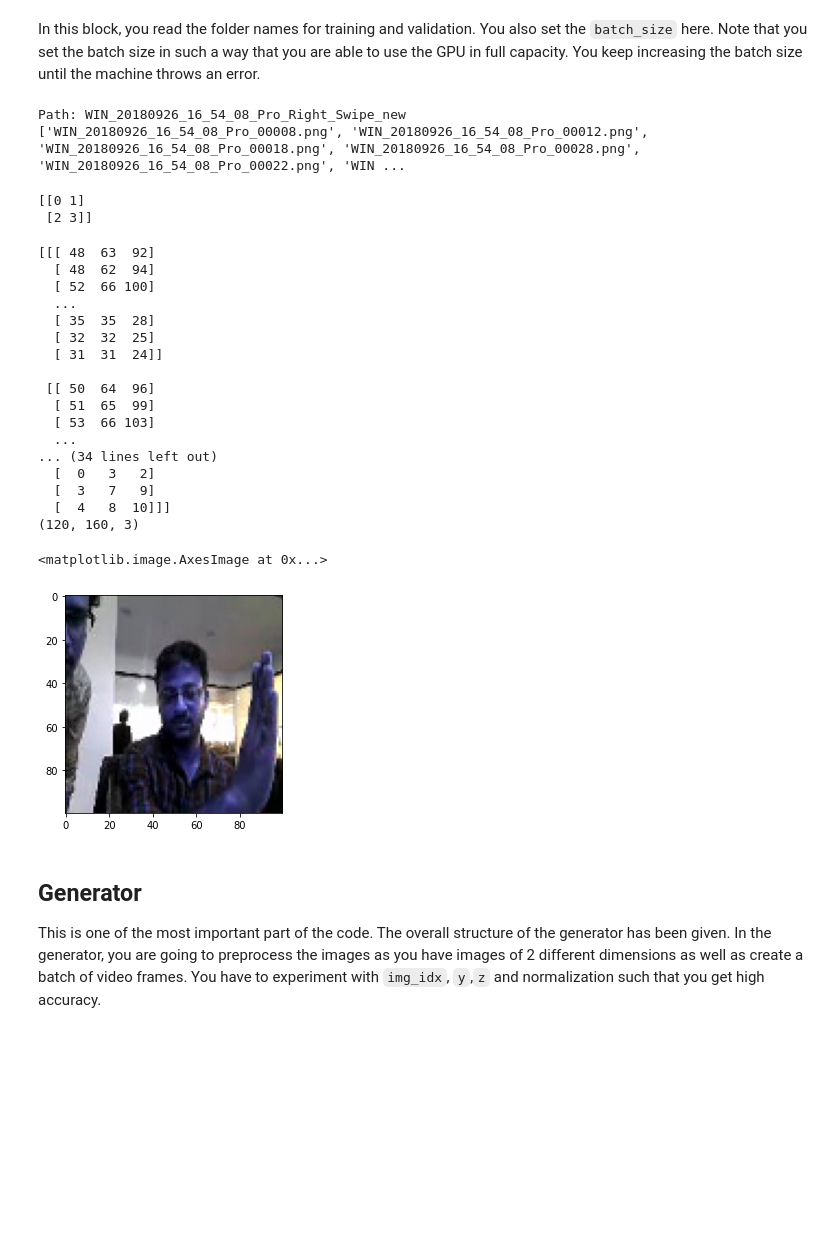
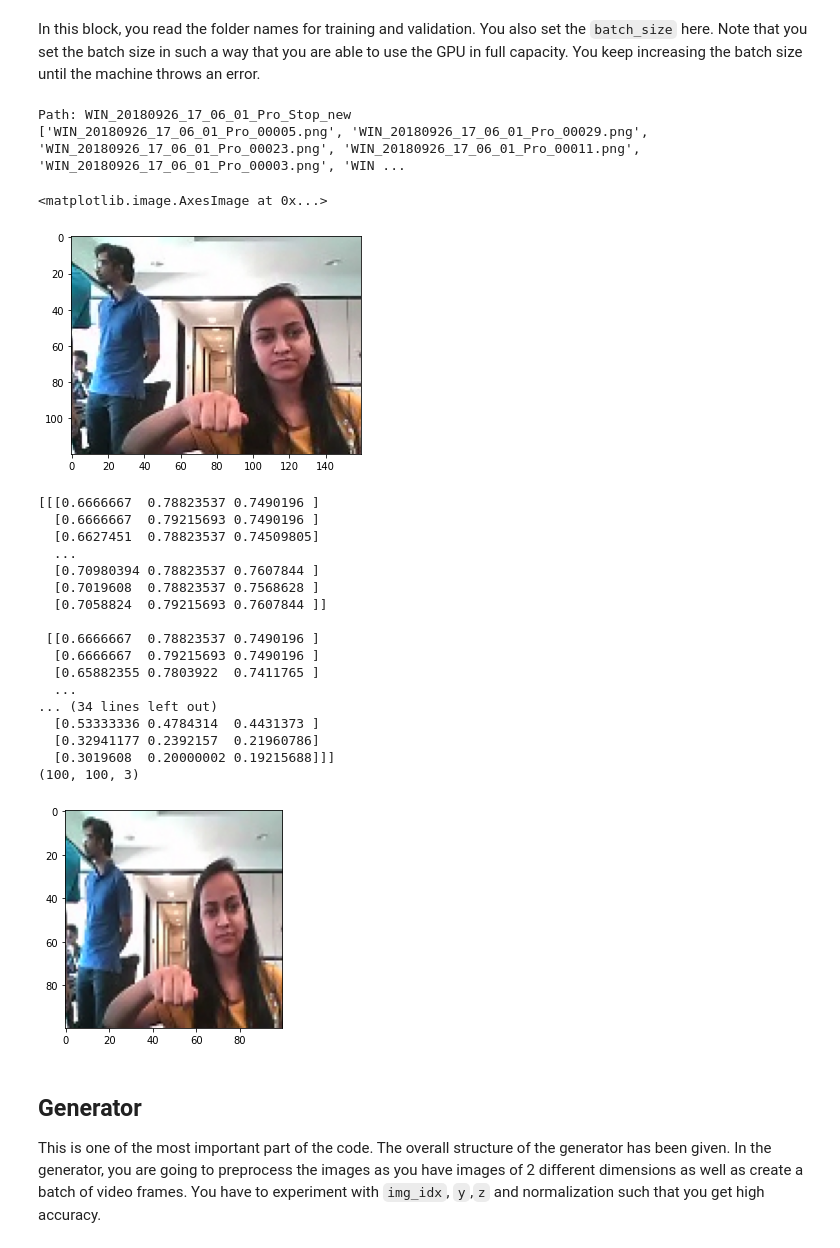
Before and after one commit to HemantTiwariGitHub/GestureRecognition, a Jupyter notebook: GestureRecognitionFromVideo_3DConv.ipynb, the cells around one changed output. Cells and saved outputs as stored; diff of their text form; code cells hidden in the pictures; blank space fills up the shorter version.

```diff
--- a/GestureRecognitionFromVideo_3DConv.ipynb
+++ b/GestureRecognitionFromVideo_3DConv.ipynb
@@ -41,19 +41,23 @@ def plot_image(images, captions=None, cmap=None, figWidth=15 ):
 # %%
 #Explore Image
 train_path = '/content/drive/My Drive/Project_data/train'
-VideoIndex = 0;
+VideoIndex = 10;
 path =  train_doc[VideoIndex].split(';')[0]
 print ("Path:", path)
 completePath =  train_path+"/"+path
 sequenceFiles =  os.listdir(completePath)
 print(sequenceFiles)
 imageList=[]
 for imgFile in sequenceFiles:
-  image = cv2.imread(completePath+'/'+imgFile)
+  image = imread(completePath+'/'+imgFile)
   imageList.append(image)
+
+plt.imshow( imageList[0])
 # %% [output]
-Path: WIN_20180926_16_54_08_Pro_Right_Swipe_new
-['WIN_20180926_16_54_08_Pro_00008.png', 'WIN_20180926_16_54_08_Pro_00012.png', 'WIN_20180926_16_54_08_Pro_00018.png', 'WIN_20180926_16_54_08_Pro_00028.png', 'WIN_20180926_16_54_08_Pro_00022.png', 'WIN ...
+Path: WIN_20180926_17_06_01_Pro_Stop_new
+['WIN_20180926_17_06_01_Pro_00005.png', 'WIN_20180926_17_06_01_Pro_00029.png', 'WIN_20180926_17_06_01_Pro_00023.png', 'WIN_20180926_17_06_01_Pro_00011.png', 'WIN_20180926_17_06_01_Pro_00003.png', 'WIN ...
+<matplotlib.image.AxesImage at 0x...>
+[figure, added]
 # %%
 def normalizeImage(imageInput, type):
   if (type=="norm"):
@@ -62,45 +66,3 @@ def normalizeImage(imageInput, type):
     return ((imageInput - np.percentile(imageInput,5))/(np.percentile(imageInput,95)-np.percentile(imageInput,5)))
   elif (type =="std"):
     return  ((imageInput - imageInput.mean())/(imageInput.std()+1e-8))
-# %%
-a=np.array([[[0,1,2],[3,4,5],[6,7,8]]])
-print(np.resize(a,(2,2)))
-# %% [output]
-[[0 1]
- [2 3]]
-# %%
-origImage = imageList[0].copy()
-print(origImage)
-print(origImage.shape)
-#for channel in [0,1,2]:
-#  origImage[:,:,channel] = (origImage[:,:,channel] - origImage[:,:,channel].mean() )/(np.percentile(origImage[:,:,channel],95)-np.percentile(origImage[:,:,channel],5))
-#origImage = normalizeImage(origImage,"norm")
-resizeImage = origImage.copy()
-#resizeImage = np.resize(resizeImage, (119,159,3))
-
-#print(resizeImage.shape)
-#print(resizeImage)
-resizeImage = cv2.resize(origImage, (100, 100), interpolation = cv2.INTER_CUBIC)
-
-
-plt.imshow(resizeImage)
-# %% [output]
-[[[ 48  63  92]
-  [ 48  62  94]
-  [ 52  66 100]
-  ...
-  [ 35  35  28]
-  [ 32  32  25]
-  [ 31  31  24]]
-
- [[ 50  64  96]
-  [ 51  65  99]
-  [ 53  66 103]
-  ...
-... (34 lines left out)
-  [  0   3   2]
-  [  3   7   9]
-  [  4   8  10]]]
-(120, 160, 3)
-<matplotlib.image.AxesImage at 0x...>
-[figure, removed]
@@ -107,3 +74,27 @@ plt.imshow(resizeImage)
+# %%
+newImage = resizeNormalizeImage(imageList[0], 100,100)
+plt.imshow(resizeImage)
+print(resizeImage)
+print(resizeImage.shape)
+# %% [output]
+[[[0.6666667  0.78823537 0.7490196 ]
+  [0.6666667  0.79215693 0.7490196 ]
+  [0.6627451  0.78823537 0.74509805]
+  ...
+  [0.70980394 0.78823537 0.7607844 ]
+  [0.7019608  0.78823537 0.7568628 ]
+  [0.7058824  0.79215693 0.7607844 ]]
+
+ [[0.6666667  0.78823537 0.7490196 ]
+  [0.6666667  0.79215693 0.7490196 ]
+  [0.65882355 0.7803922  0.7411765 ]
+  ...
+... (34 lines left out)
+  [0.53333336 0.4784314  0.4431373 ]
+  [0.32941177 0.2392157  0.21960786]
+  [0.3019608  0.20000002 0.19215688]]]
+(100, 100, 3)
+[figure, added]
 # %% [markdown]
 ## Generator
 This is one of the most important part of the code. The overall structure of the generator has been given. In the generator, you are going to preprocess the images as you have images of 2 different dimensions as well as create a batch of video frames. You have to experiment with `img_idx`, `y`,`z` and normalization such that you get high accuracy.
```
Also changed, not shown: parts of 3 cells of this notebook.
